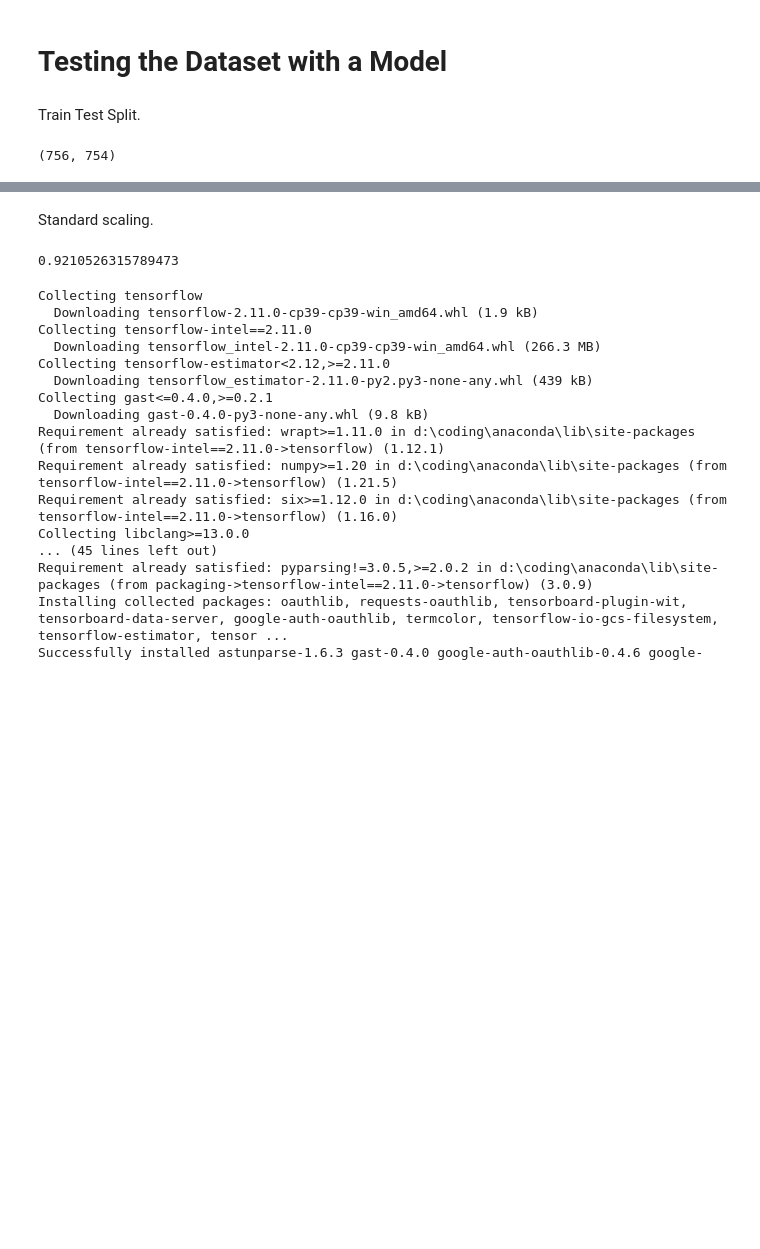
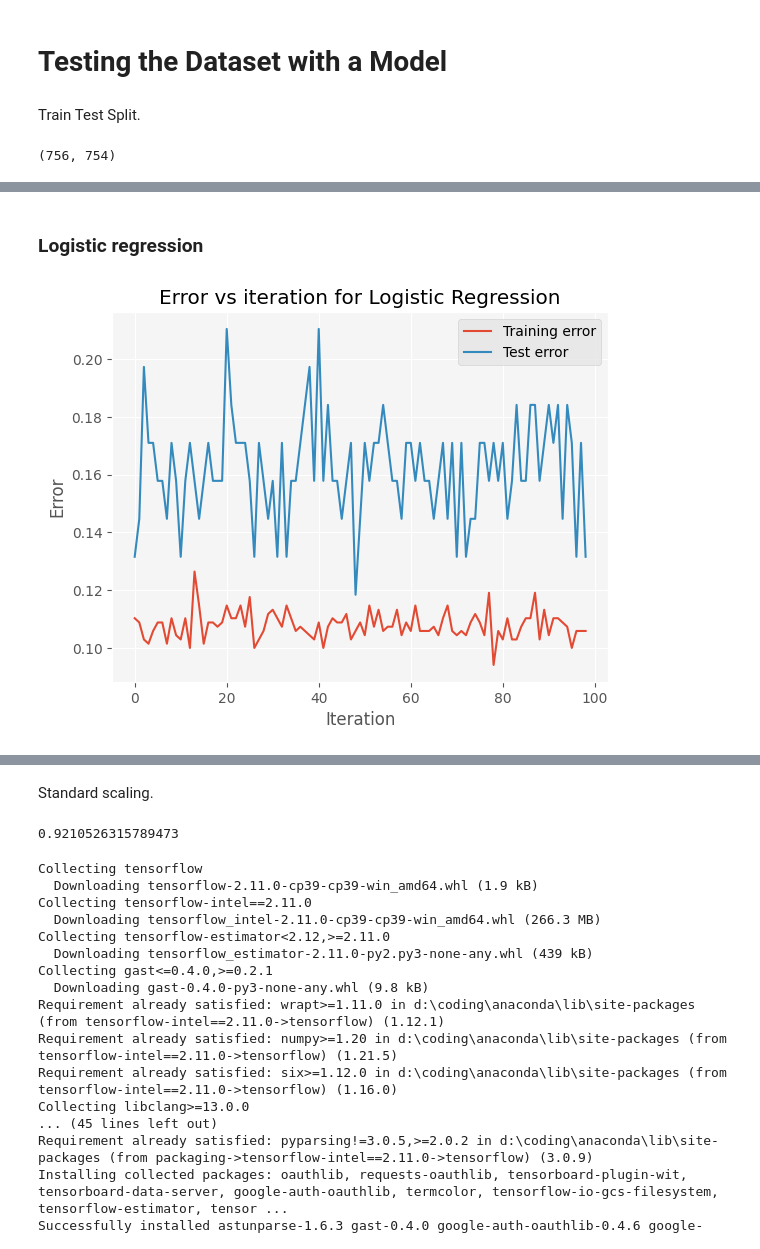
Before and after one commit to Samaresh-16/Parkinson_deepLearning, a Jupyter notebook: TraditionalMLmodels.ipynb, the cells around one changed output, grey strips where cells are left out. Cells and saved outputs as stored; diff of their text form; code cells hidden in the pictures; blank space fills up the shorter version.

```diff
--- a/TraditionalMLmodels.ipynb
+++ b/TraditionalMLmodels.ipynb
@@ -764,0 +563,56 @@ weighted avg       0.85      0.86      0.85        76
+# %% [markdown]
+<h3><b>Logistic regression
+# %%
+import matplotlib.pyplot as plt
+from sklearn.linear_model import LogisticRegression
+
+# Create and fit the model with warm_start=True
+def tts(dataset):
+    # print(dataset.shape)
+
+    standard = StandardScaler()
+
+    real_x = dataset.iloc[:,:-1].values
+    real_y = dataset.iloc[:,-1].values
+
+    real_x = standard.fit_transform(real_x)
+
+    pca=PCA(n_components=69)
+
+    pca_comp=pca.fit_transform(real_x)
+    # pca_comp
+
+
+    x_train, x_test, y_train, y_test = train_test_split(pca_comp, real_y, test_size=0.1,random_state=0)
+    return x_train, x_test, y_train, y_test
+
+
+train_errors = []
+test_errors = []
+
+for i in range(1, 100):
+    x_train, x_test, y_train, y_test=tts(dataset)
+
+    lgr = LogisticRegression(warm_start=True)
+    lgr.fit(x_train, y_train)
+    train_errors.append(1 - lgr.score(x_train, y_train))
+    test_errors.append(1 - lgr.score(x_test, y_test))
+
+# Plot the error graph
+plt.plot(train_errors, label='Training error')
+plt.plot(test_errors, label='Test error')
+plt.legend()
+plt.title('Error vs iteration for Logistic Regression')
+plt.xlabel('Iteration')
+plt.ylabel('Error')
+
+# Add a grid
+plt.grid(True)
+
+# Add a background color
+ax = plt.gca()
+ax.set_facecolor('whitesmoke')
+
+plt.show()
+# %% [output]
+[figure, added]
```
Also changed, not shown: parts of 62 cells of this notebook.
